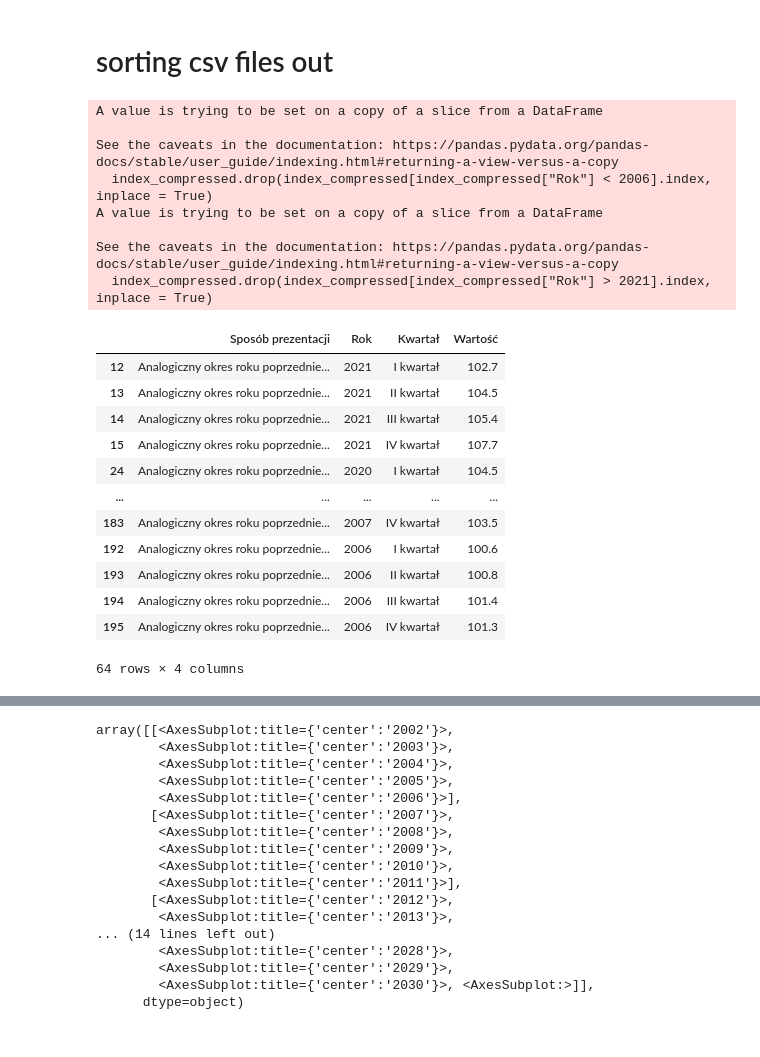
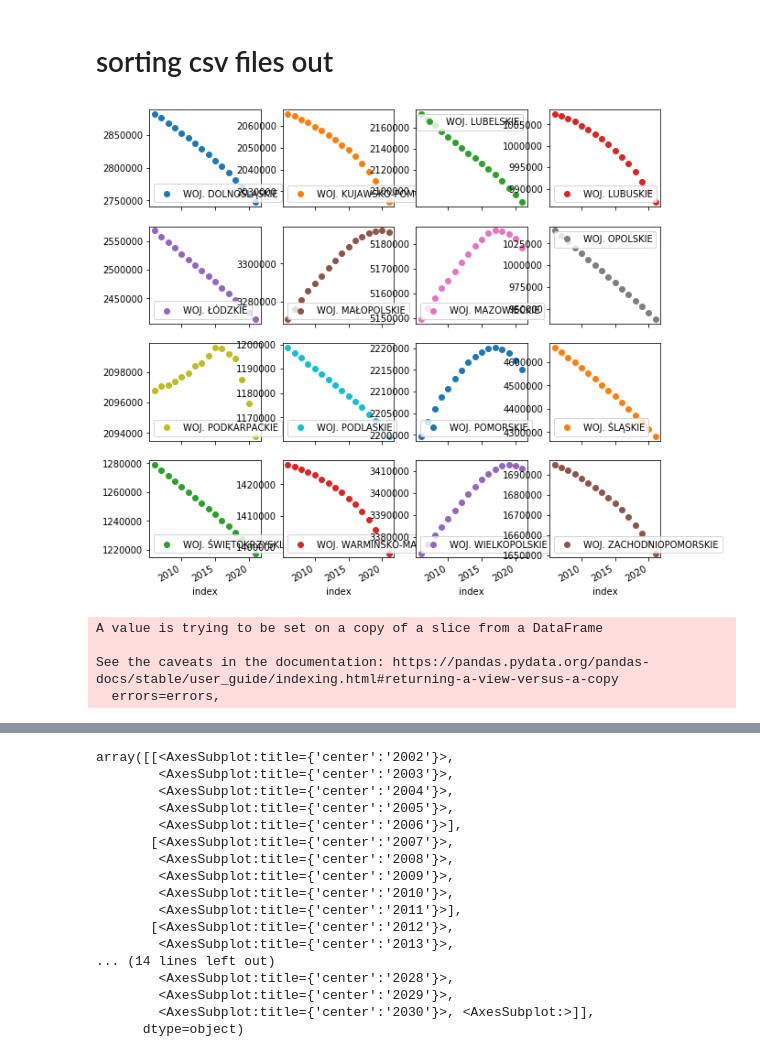
Before and after one commit to WypychKarolina/Data-analysis, a Jupyter notebook: samples/initial_data_uploading.ipynb, the cells around one changed output, grey strips where cells are left out. Saved outputs shown, nothing was run; the diff lists cells and outputs as text; code cells hidden in the pictures.

```diff
--- a/samples/initial_data_uploading.ipynb
+++ b/samples/initial_data_uploading.ipynb
@@ -8,7 +8,7 @@ import seaborn as sns
 # %% [markdown]
 # sorting csv files out
 # %%
-population_initial = pd.read_excel("C:/Users/wypyc/Desktop/mentoring/data/population_v.xlsx", header = 2)
+population_initial = pd.read_excel("/home/wypychkarola/mentoring/Data-analysis/res/population_v.xlsx", header = 2)
 
 population = population_initial[:16]
 del population["Dane"]
@@ -21,7 +21,15 @@ popul = population_T.drop(axis=0, labels = "nazwa")
 
 popul.drop(popul[(popul.index > 2021) == True].index, inplace = True)
 popul.drop(popul[(popul.index < 2006) == True].index, inplace = True)
-popul
+popul = popul.reset_index()
 
-popul.to_excel("C:/Users/wypyc/Desktop/mentoring/data/population_ok.xlsx")
+popul.to_excel("/home/wypychkarola/mentoring/Data-analysis/res/population_ok.xlsx")
+# %%
+colnames = list(popul.columns)
+
+popul.plot(x="index", y=list(popul.columns[1:]), kind = 'line', legend=True,
+                 subplots = True, sharex = True, figsize = (10,10), ls="none", marker="o", layout = (4,4), label = colnames[1:])
+plt.show()
+# %% [output]
+[figure, added]
 # %%
@@ -35,29 +43,10 @@ index_compressed = index[index["Sposób prezentacji"].str.contains("An")==True]
 index_compressed.drop(index_compressed[index_compressed["Rok"] < 2006].index, inplace = True)
 index_compressed.drop(index_compressed[index_compressed["Rok"] > 2021].index, inplace = True)
 
-index_compressed.to_excel("C:/Users/wypyc/Desktop/mentoring/data/index_ok.xlsx")
-
-index_compressed
+index_compressed.to_excel("/home/wypychkarola/mentoring/Data-analysis/res/index_ok.xlsx")
 # %% [output]
 A value is trying to be set on a copy of a slice from a DataFrame
 
 See the caveats in the documentation: https://pandas.pydata.org/pandas-docs/stable/user_guide/indexing.html#returning-a-view-versus-a-copy
-  index_compressed.drop(index_compressed[index_compressed["Rok"] < 2006].index, inplace = True)
-A value is trying to be set on a copy of a slice from a DataFrame
-
-See the caveats in the documentation: https://pandas.pydata.org/pandas-docs/stable/user_guide/indexing.html#returning-a-view-versus-a-copy
-  index_compressed.drop(index_compressed[index_compressed["Rok"] > 2021].index, inplace = True)
+  errors=errors,
-|  | Sposób prezentacji | Rok | Kwartał | Wartość |
-| 12 | Analogiczny okres roku poprzednie... | 2021 | I kwartał | 102.7 |
-| 13 | Analogiczny okres roku poprzednie... | 2021 | II kwartał | 104.5 |
-| 14 | Analogiczny okres roku poprzednie... | 2021 | III kwartał | 105.4 |
-| 15 | Analogiczny okres roku poprzednie... | 2021 | IV kwartał | 107.7 |
-| 24 | Analogiczny okres roku poprzednie... | 2020 | I kwartał | 104.5 |
-| ... | ... | ... | ... | ... |
-| 183 | Analogiczny okres roku poprzednie... | 2007 | IV kwartał | 103.5 |
-| 192 | Analogiczny okres roku poprzednie... | 2006 | I kwartał | 100.6 |
-| 193 | Analogiczny okres roku poprzednie... | 2006 | II kwartał | 100.8 |
-| 194 | Analogiczny okres roku poprzednie... | 2006 | III kwartał | 101.4 |
-| 195 | Analogiczny okres roku poprzednie... | 2006 | IV kwartał | 101.3 |
-64 rows × 4 columns
 # %%
```
Also changed, not shown: parts of 5 cells of this notebook.
